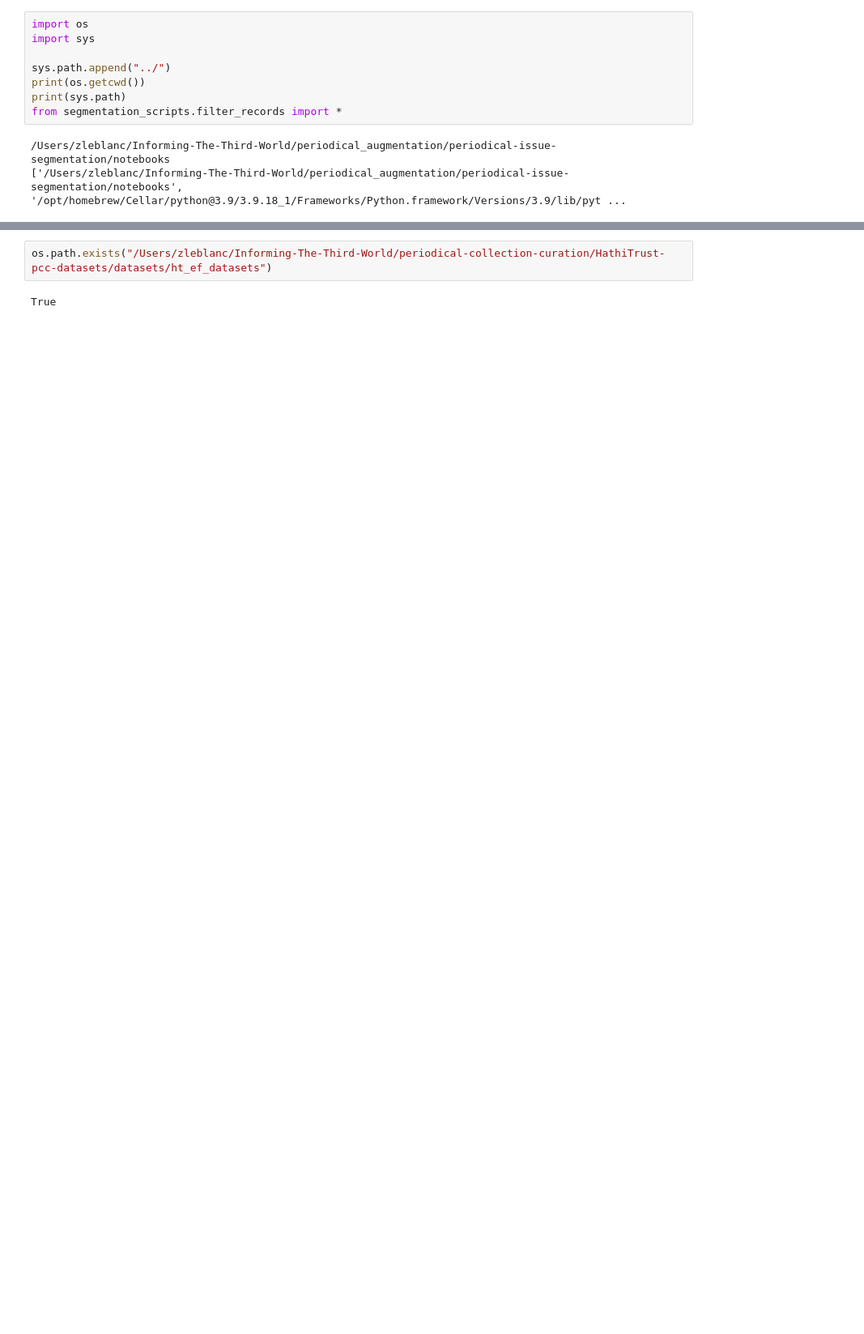
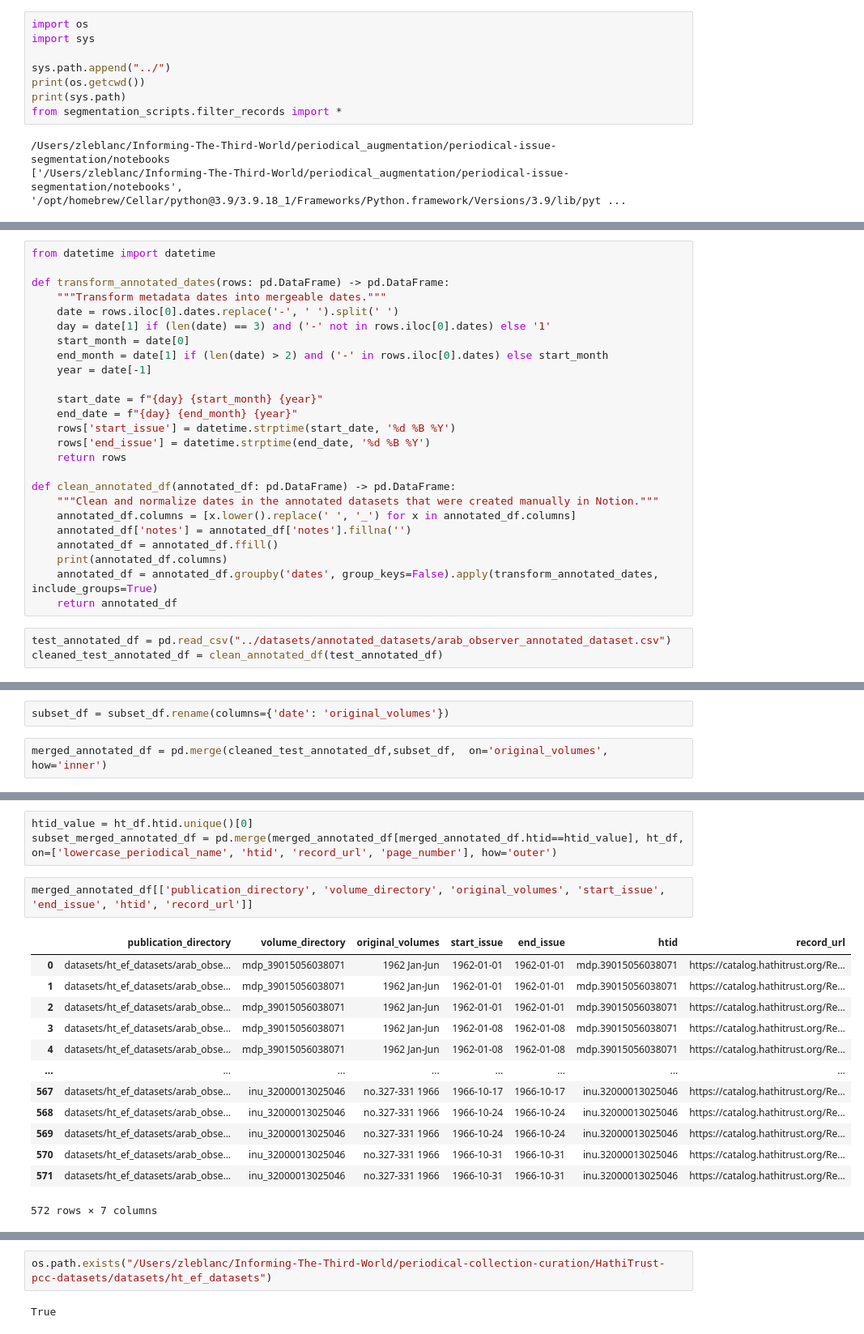
Before and after one commit to Informing-The-Third-World/periodical-wavelet-analysis, a Jupyter notebook: notebooks/TestingPaths.ipynb, the cells around one changed output, grey strips where cells are left out. Shown at 81% size. Cells and saved outputs as stored; diff of their text form; blank space fills up the shorter version.

```diff
--- a/notebooks/TestingPaths.ipynb
+++ b/notebooks/TestingPaths.ipynb
@@ -29,0 +23,28 @@ df
+# %%
+from datetime import datetime
+
+def transform_annotated_dates(rows: pd.DataFrame) -> pd.DataFrame:
+    """Transform metadata dates into mergeable dates."""
+    date = rows.iloc[0].dates.replace('-', ' ').split(' ')
+    day = date[1] if (len(date) == 3) and ('-' not in rows.iloc[0].dates) else '1'
+    start_month = date[0]
+    end_month = date[1] if (len(date) > 2) and ('-' in rows.iloc[0].dates) else start_month
+    year = date[-1]
+
+    start_date = f"{day} {start_month} {year}"
+    end_date = f"{day} {end_month} {year}"
+    rows['start_issue'] = datetime.strptime(start_date, '%d %B %Y')
+    rows['end_issue'] = datetime.strptime(end_date, '%d %B %Y')
+    return rows
+
+def clean_annotated_df(annotated_df: pd.DataFrame) -> pd.DataFrame:
+    """Clean and normalize dates in the annotated datasets that were created manually in Notion."""
+    annotated_df.columns = [x.lower().replace(' ', '_') for x in annotated_df.columns]
+    annotated_df['notes'] = annotated_df['notes'].fillna('')
+    annotated_df = annotated_df.ffill()
+    print(annotated_df.columns)
+    annotated_df = annotated_df.groupby('dates', group_keys=False).apply(transform_annotated_dates, include_groups=True)
+    return annotated_df
+# %%
+test_annotated_df = pd.read_csv("../datasets/annotated_datasets/arab_observer_annotated_dataset.csv")
+cleaned_test_annotated_df = clean_annotated_df(test_annotated_df)
@@ -29,0 +55,4 @@ df
+# %%
+subset_df = subset_df.rename(columns={'date': 'original_volumes'})
+# %%
+merged_annotated_df = pd.merge(cleaned_test_annotated_df,subset_df,  on='original_volumes', how='inner')
@@ -29,0 +91,19 @@ df
+# %%
+htid_value = ht_df.htid.unique()[0]
+subset_merged_annotated_df = pd.merge(merged_annotated_df[merged_annotated_df.htid==htid_value], ht_df, on=['lowercase_periodical_name', 'htid', 'record_url', 'page_number'], how='outer')
+# %%
+merged_annotated_df[['publication_directory', 'volume_directory', 'original_volumes', 'start_issue', 'end_issue', 'htid', 'record_url']]
+# %% [output]
+|  | publication_directory | volume_directory | original_volumes | start_issue | end_issue | htid | record_url |
+| 0 | datasets/ht_ef_datasets/arab_obse... | mdp_39015056038071 | 1962 Jan-Jun | 1962-01-01 | 1962-01-01 | mdp.39015056038071 | https://catalog.hathitrust.org/Re... |
+| 1 | datasets/ht_ef_datasets/arab_obse... | mdp_39015056038071 | 1962 Jan-Jun | 1962-01-01 | 1962-01-01 | mdp.39015056038071 | https://catalog.hathitrust.org/Re... |
+| 2 | datasets/ht_ef_datasets/arab_obse... | mdp_39015056038071 | 1962 Jan-Jun | 1962-01-01 | 1962-01-01 | mdp.39015056038071 | https://catalog.hathitrust.org/Re... |
+| 3 | datasets/ht_ef_datasets/arab_obse... | mdp_39015056038071 | 1962 Jan-Jun | 1962-01-08 | 1962-01-08 | mdp.39015056038071 | https://catalog.hathitrust.org/Re... |
+| 4 | datasets/ht_ef_datasets/arab_obse... | mdp_39015056038071 | 1962 Jan-Jun | 1962-01-08 | 1962-01-08 | mdp.39015056038071 | https://catalog.hathitrust.org/Re... |
+| ... | ... | ... | ... | ... | ... | ... | ... |
+| 567 | datasets/ht_ef_datasets/arab_obse... | inu_32000013025046 | no.327-331 1966 | 1966-10-17 | 1966-10-17 | inu.32000013025046 | https://catalog.hathitrust.org/Re... |
+| 568 | datasets/ht_ef_datasets/arab_obse... | inu_32000013025046 | no.327-331 1966 | 1966-10-24 | 1966-10-24 | inu.32000013025046 | https://catalog.hathitrust.org/Re... |
+| 569 | datasets/ht_ef_datasets/arab_obse... | inu_32000013025046 | no.327-331 1966 | 1966-10-24 | 1966-10-24 | inu.32000013025046 | https://catalog.hathitrust.org/Re... |
+| 570 | datasets/ht_ef_datasets/arab_obse... | inu_32000013025046 | no.327-331 1966 | 1966-10-31 | 1966-10-31 | inu.32000013025046 | https://catalog.hathitrust.org/Re... |
+| 571 | datasets/ht_ef_datasets/arab_obse... | inu_32000013025046 | no.327-331 1966 | 1966-10-31 | 1966-10-31 | inu.32000013025046 | https://catalog.hathitrust.org/Re... |
+572 rows × 7 columns
```
Also changed, not shown: parts of 23 cells of this notebook, 1 other file.
